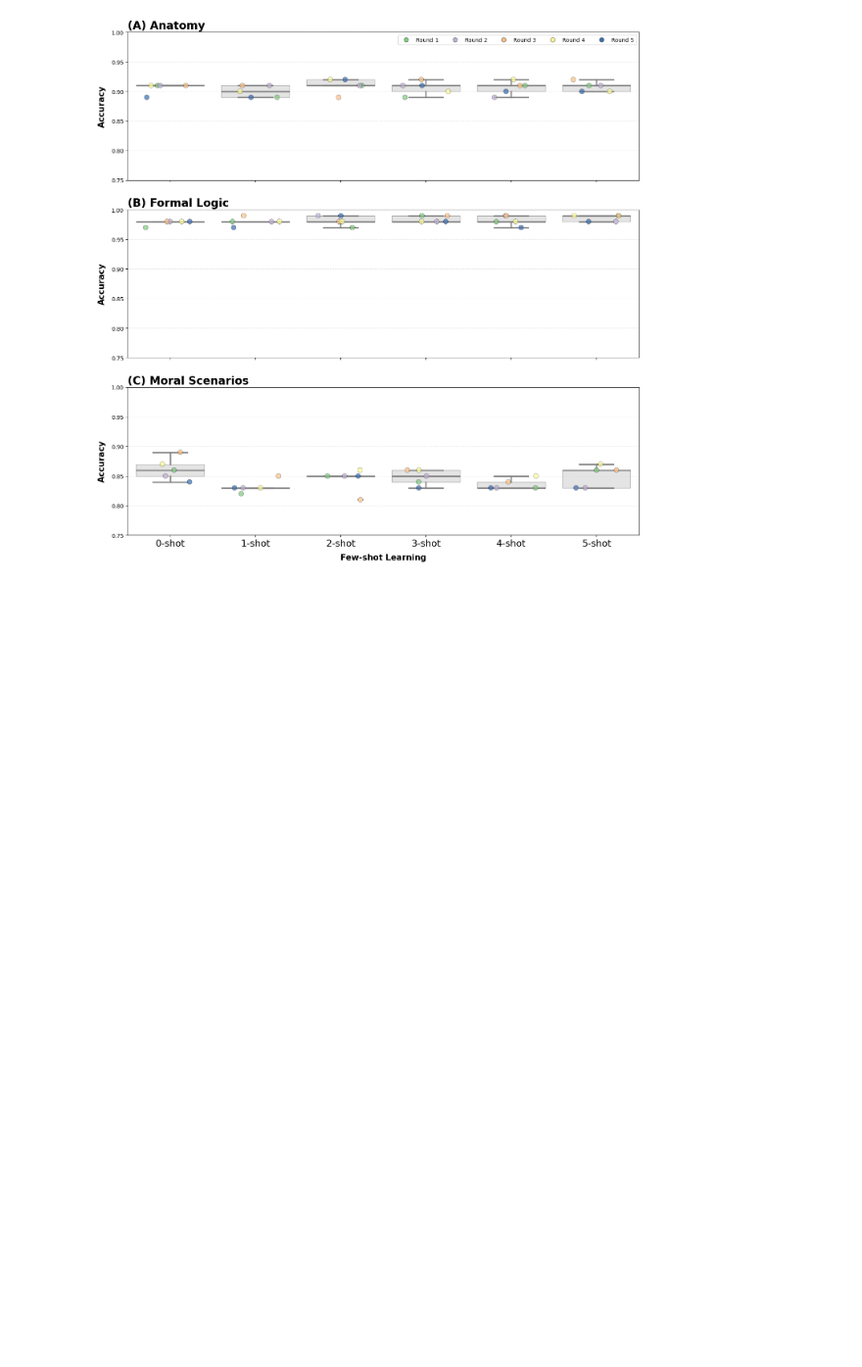
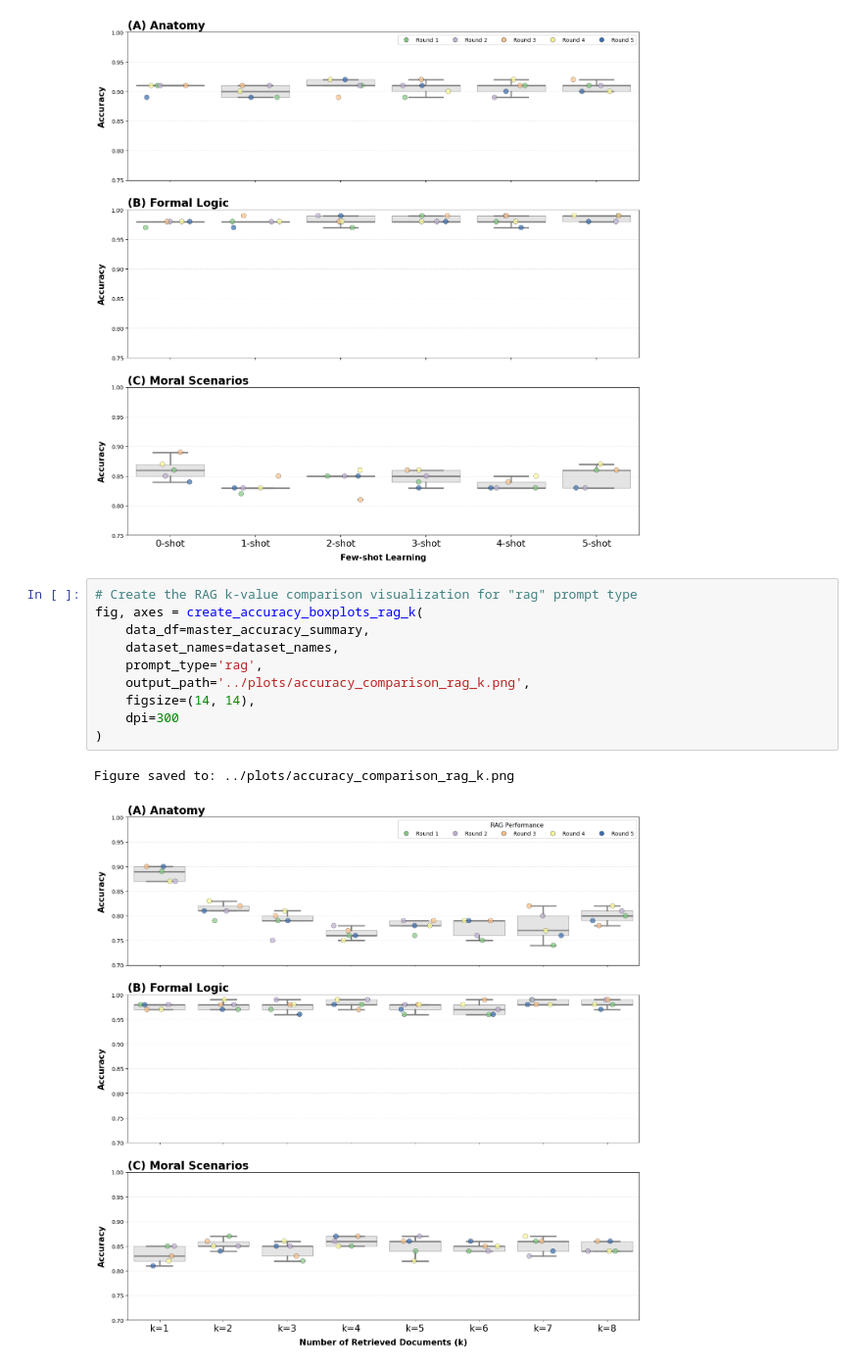
Before and after one commit to skysheng7/RAG_concept_net, a Jupyter notebook: scripts/implementation.ipynb, the cells around one changed output. Shown at 98% size. Drawn from its saved outputs; the diff is of its cells as text; blank space fills up the shorter version.

Commit message:
all plots done

```diff
--- a/scripts/implementation.ipynb
+++ b/scripts/implementation.ipynb
@@ -260,3 +260,16 @@ fig, axes = create_accuracy_boxplots_few_shot(
 # %% [output]
 Figure saved to: ../plots/accuracy_comparison_few_shot.png
 [figure]
+# %%
+# Create the RAG k-value comparison visualization for "rag" prompt type
+fig, axes = create_accuracy_boxplots_rag_k(
+    data_df=master_accuracy_summary,
+    dataset_names=dataset_names,
+    prompt_type='rag',
+    output_path='../plots/accuracy_comparison_rag_k.png',
+    figsize=(14, 14),
+    dpi=300
+)
+# %% [output]
+Figure saved to: ../plots/accuracy_comparison_rag_k.png
+[figure, added]
```
Also changed, not shown: parts of 2 cells of this notebook, 3 other files.
